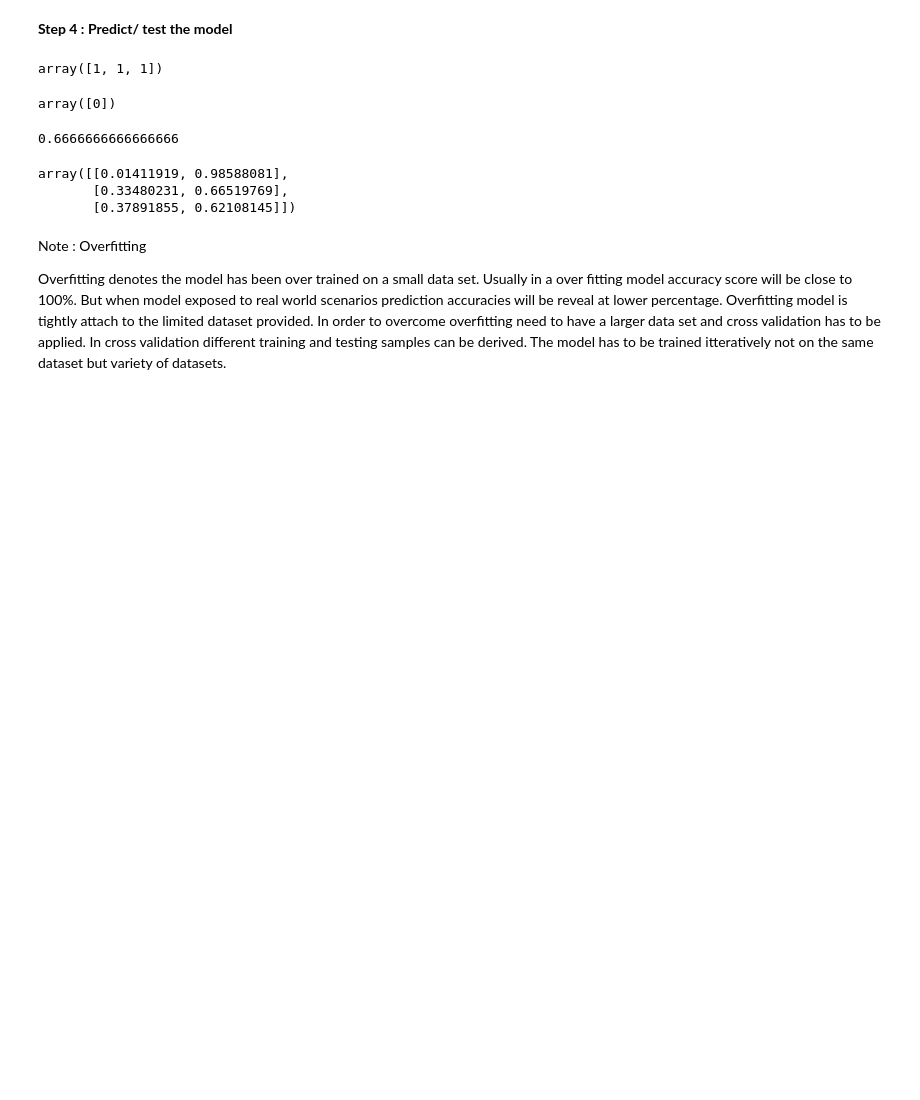
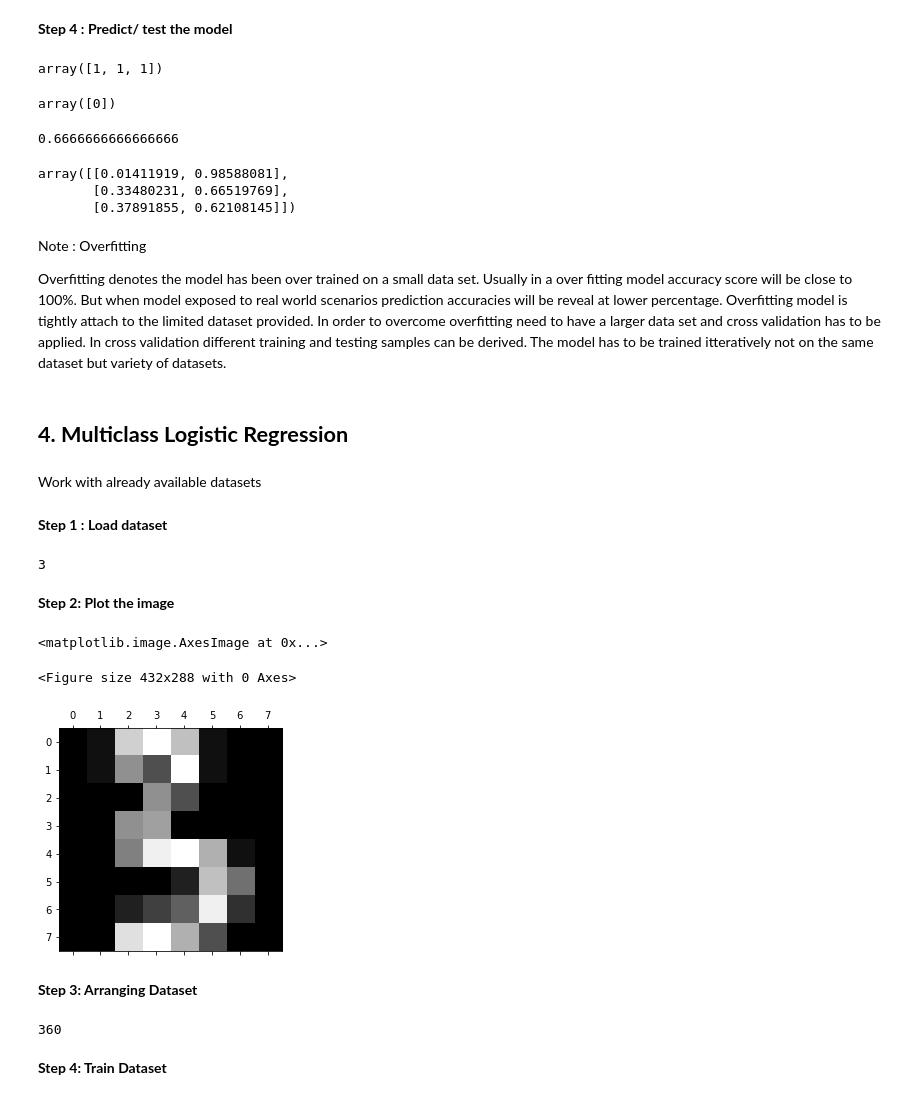
Before and after one commit to lojithv/Machine-Learing-Practicles, a Jupyter notebook: All_practicles.ipynb, the cells around one changed output. Saved outputs shown, nothing was run; the diff lists cells and outputs as text; code cells hidden in the pictures; blank space fills up the shorter version.

```diff
--- a/All_practicles.ipynb
+++ b/All_practicles.ipynb
@@ -252,3 +252,39 @@ array([[0.01411919, 0.98588081],
 Note : Overfitting
 
 Overfitting denotes the model has been over trained on a small data set. Usually in a over fitting model accuracy score will be close to 100%. But when model exposed to real world scenarios prediction accuracies will be reveal at lower percentage. Overfitting model is tightly attach to the limited dataset provided. In order to overcome overfitting need to have a larger data set and cross validation has to be applied. In cross validation different training and testing samples can be derived. The model has to be trained itteratively not on the same dataset but variety of datasets.
+# %% [markdown]
+## **4. Multiclass Logistic Regression**
+# %% [markdown]
+Work with already available datasets
+# %% [markdown]
+**Step 1 : Load dataset**
+# %%
+import pandas as pd
+import numpy as np
+from sklearn import linear_model
+import matplotlib.pyplot as plt
+from sklearn.datasets import load_digits # inbuilt data set available in sklearn library
+digits = load_digits()  # entire data set loaded to digits variable
+dir(digits)  # describe the structural composition of the dataset
+digits.target[779]
+# %% [output]
+3
+# %% [markdown]
+**Step 2: Plot the image**
+# %%
+plt.gray()
+plt.matshow(digits.images[779])
+# %% [output]
+<matplotlib.image.AxesImage at 0x...>
+<Figure size 432x288 with 0 Axes>
+[figure, added]
+# %% [markdown]
+**Step 3: Arranging Dataset**
+# %%
+from sklearn.model_selection import train_test_split
+x_train,x_test,y_train,y_test = train_test_split(digits.data, digits.target, test_size=0.2)
+len(x_test)
+# %% [output]
+360
+# %% [markdown]
+**Step 4: Train Dataset**
```
Also changed, not shown: parts of 10 cells of this notebook.
